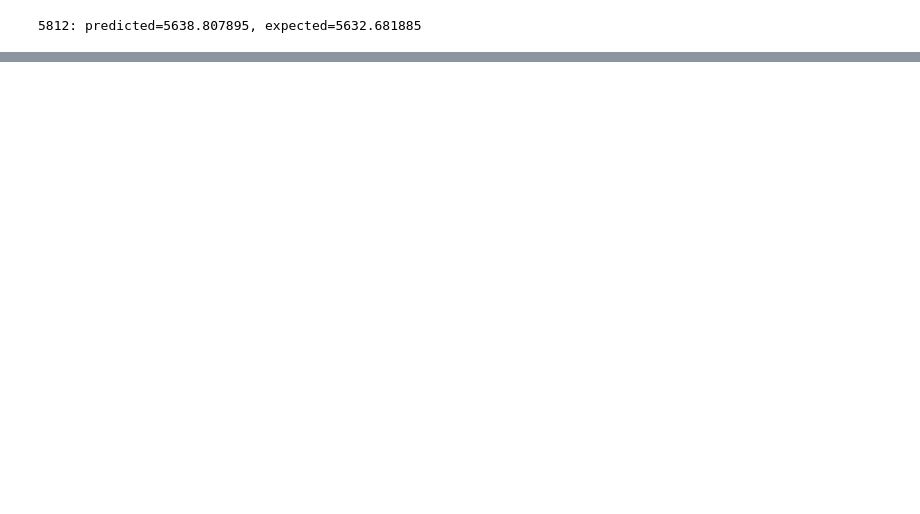
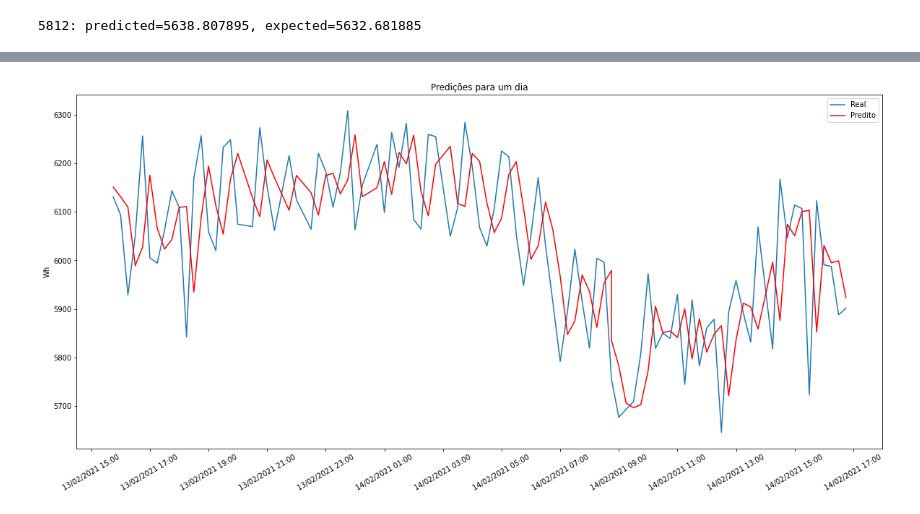
Before and after one commit to TCC-joaorobson-ViniciusBernardo/experiments_notebooks, a Jupyter notebook: ARIMA.ipynb, the cells around one changed output, grey strips where cells are left out. Drawn from its saved outputs; the diff is of its cells as text; code cells hidden in the pictures; blank space fills up the shorter version.

```diff
--- a/ARIMA.ipynb
+++ b/ARIMA.ipynb
@@ -94,0 +176,15 @@ plt.show()
+# %%
+plt.figure(figsize=(20,10))
+plt.ylabel('Wh')
+plt.gca().xaxis.set_major_formatter(mdates.DateFormatter('%d/%m/%Y %H:%M'))
+plt.gca().xaxis.set_major_locator(mdates.HourLocator(interval = 2))
+plt.gcf().autofmt_xdate()
+plt.title('Predições para um dia')
+
+plt.plot(df[size + 96:size+96+96].collection_date, test[96:96 + 96], label='Real')
+plt.plot(df[size + 96:size+96+96].collection_date, predictions_with_diff[96:96 + 96], color='red', label='Predito')
+plt.xticks(rotation=30)
+plt.legend(loc="upper right")
+plt.show()
+# %% [output]
+[figure, added]
```
Also changed, not shown: parts of 11 cells of this notebook, 3 other files.
